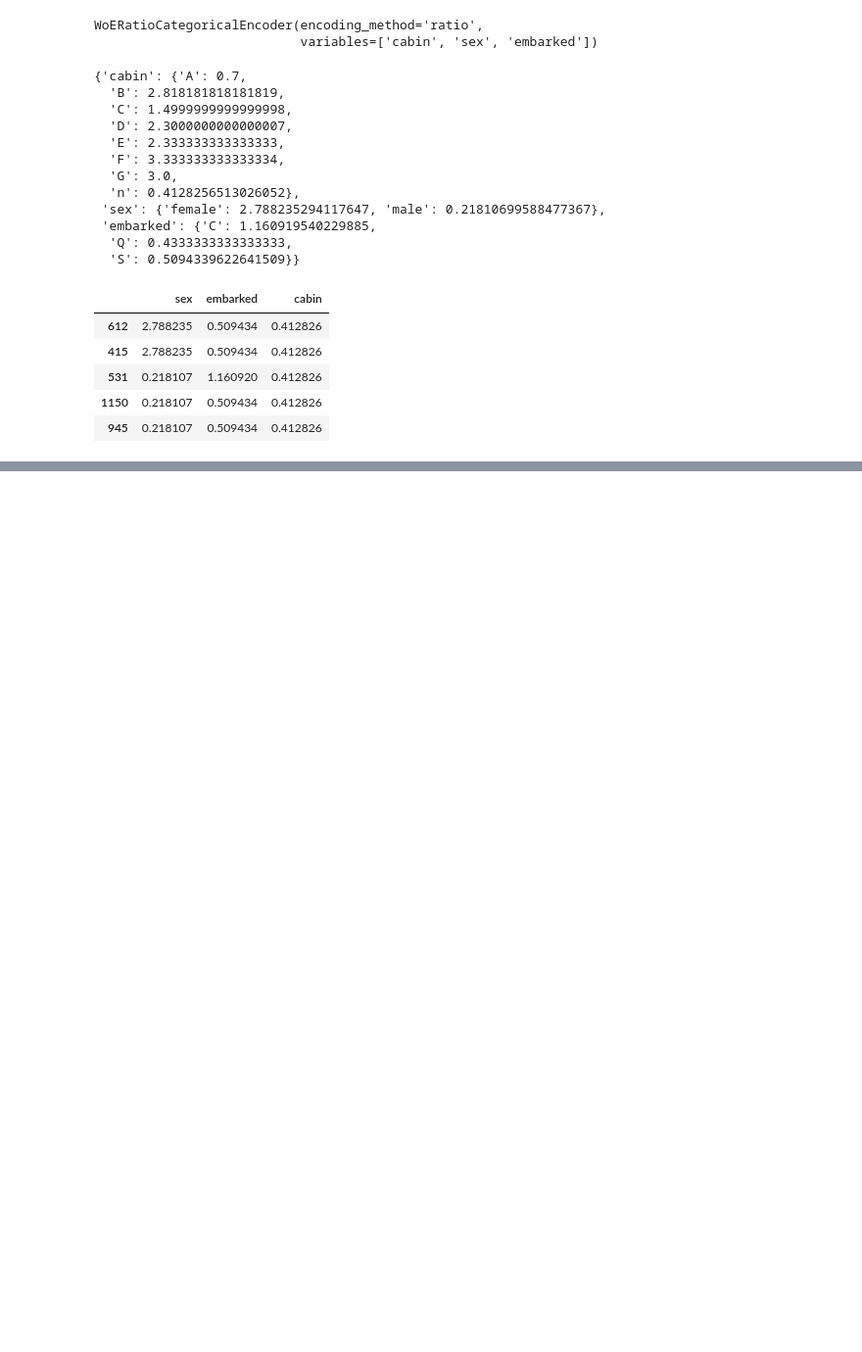
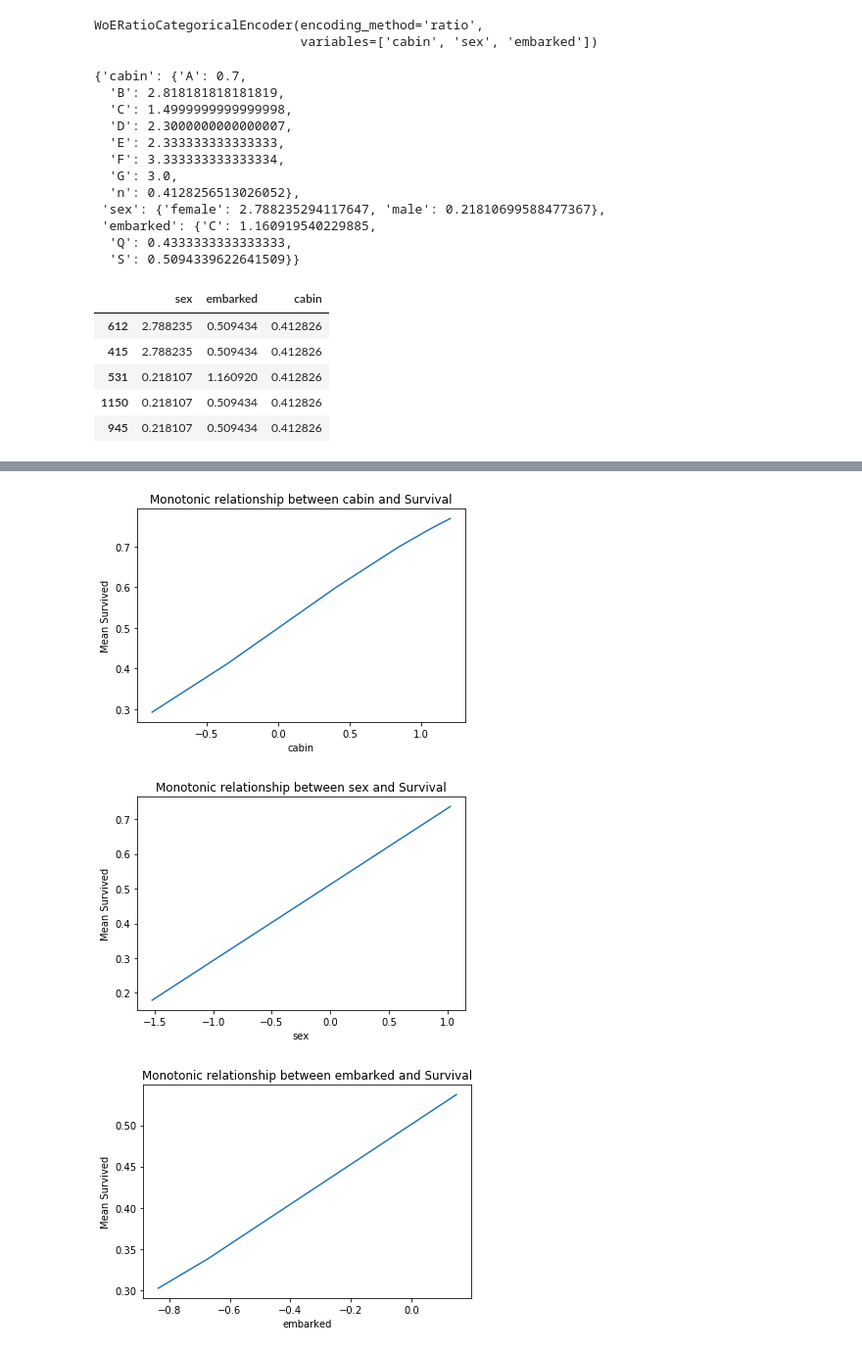
Before and after one commit to KarthikKothareddy/FeatureEngineering, a Jupyter notebook: categorical_variable_encoding.ipynb, the cells around one changed output, grey strips where cells are left out. Shown: that part at 98% size. Saved outputs shown, nothing was run; the diff lists cells and outputs as text; code cells hidden in the pictures; blank space fills up the shorter version.

Commit message:
weight of evidence encoding

```diff
--- a/categorical_variable_encoding.ipynb
+++ b/categorical_variable_encoding.ipynb
@@ -1470,0 +1510,14 @@ x_test.head()
+# %%
+target = "survived"
+
+prob_df = x_train.groupby(["cabin"])[target].mean()
+
+prob_df = pd.DataFrame(prob_df)
+
+prob_df["negative"] = 1 - prob_df[target]
+
+# this is where we take the logarithm of the ratio
+prob_df["ratio"] = np.log(prob_df[target] / prob_df["negative"])
+
+mappings = prob_df["ratio"].to_dict()
+mappings
@@ -1470,0 +1533,20 @@ x_test.head()
+# %%
+x_train["cabin"] = x_train["cabin"].map(mappings)
+x_test["cabin"] = x_test["cabin"].map(mappings)
+# %%
+# functionalizing the prob ratio
+
+def probability_ratio_encode(data, feature, target, weighted=False):
+    __probability = pd.DataFrame(data.groupby(feature)[target].mean())
+    __probability["negative"] = 1 - __probability[target]
+    __probability["ratio"] = __probability[target] / __probability["negative"]
+    if weighted:
+        __probability["ratio"] = np.log(__probability["ratio"])
+
+    # masking
+    data[feature] = data[feature].map(__probability["ratio"].to_dict())
+    return data
+# %%
+for feature in ["sex", "embarked"]:
+    x_train = probability_ratio_encode(x_train, feature, "survived", weighted=True)
+    x_test = probability_ratio_encode(x_test, feature, "survived", weighted=True)
@@ -1470,0 +1562,11 @@ x_test.head()
+# %%
+for var in ['cabin', 'sex', 'embarked']:
+    fig = plt.figure()
+    fig = x_train.groupby([var])['survived'].mean().plot()
+    fig.set_title('Monotonic relationship between {} and Survival'.format(var))
+    fig.set_ylabel('Mean Survived')
+    plt.show()
+# %% [output]
+[figure, added]
+[figure, added]
+[figure, added]
```
Also changed, not shown: parts of 6 cells of this notebook.
